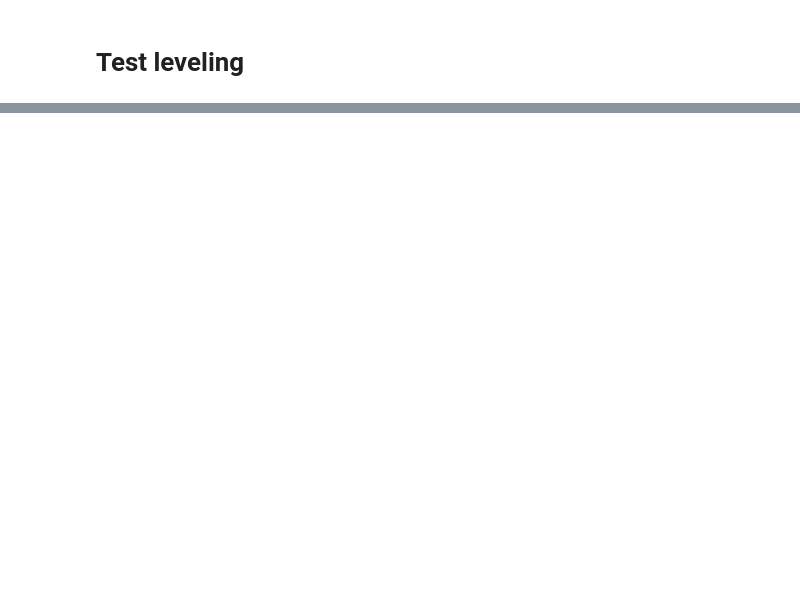
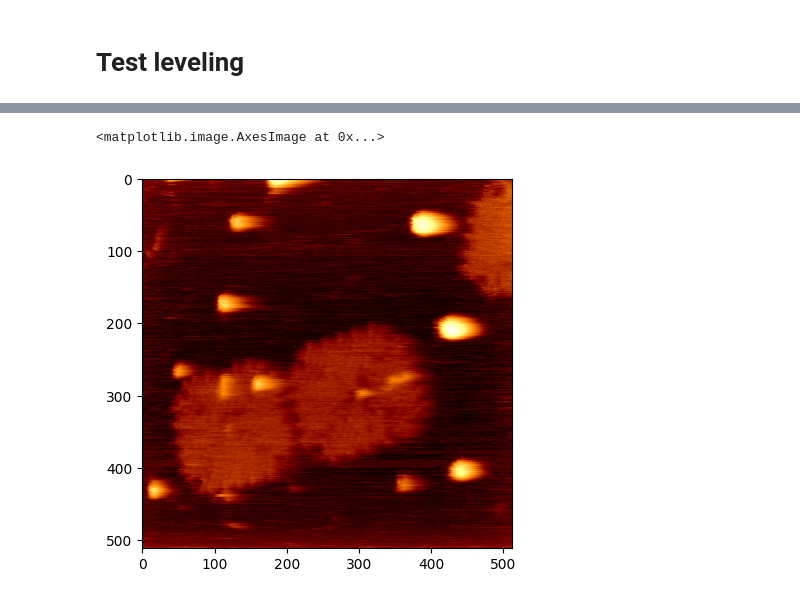
Before and after one commit to Wang-1971/Python-Nanolocz-Library, a Jupyter notebook: notebooks/Test pnanolocz-lib.ipynb, the cells around one changed output, grey strips where cells are left out. Cells and saved outputs as stored; diff of their text form; code cells hidden in the pictures; blank space fills up the shorter version.

```diff
--- a/notebooks/Test pnanolocz-lib.ipynb
+++ b/notebooks/Test pnanolocz-lib.ipynb
@@ -15,9 +15,12 @@ print(afm_stack.data.shape)
 # %%
 from pnanolocz_lib import level_auto, level
 
 frames = afm_stack.n_frames
 frame_ind = range(0, frames)
 
-plane_levelled = level.level(afm_stack.data, 1, 1, "plane")
-levelled = level.level(plane_levelled, 1, 0, "med_line")
+plane_levelled = level.apply_level(afm_stack.data, 2, 2, "plane")
+plt.imshow(plane_levelled[5], cmap="afmhot")
+# %% [output]
+<matplotlib.image.AxesImage at 0x...>
+[figure, added]
 # %%
```
Also changed, not shown: parts of 13 cells of this notebook, 4 other files.
